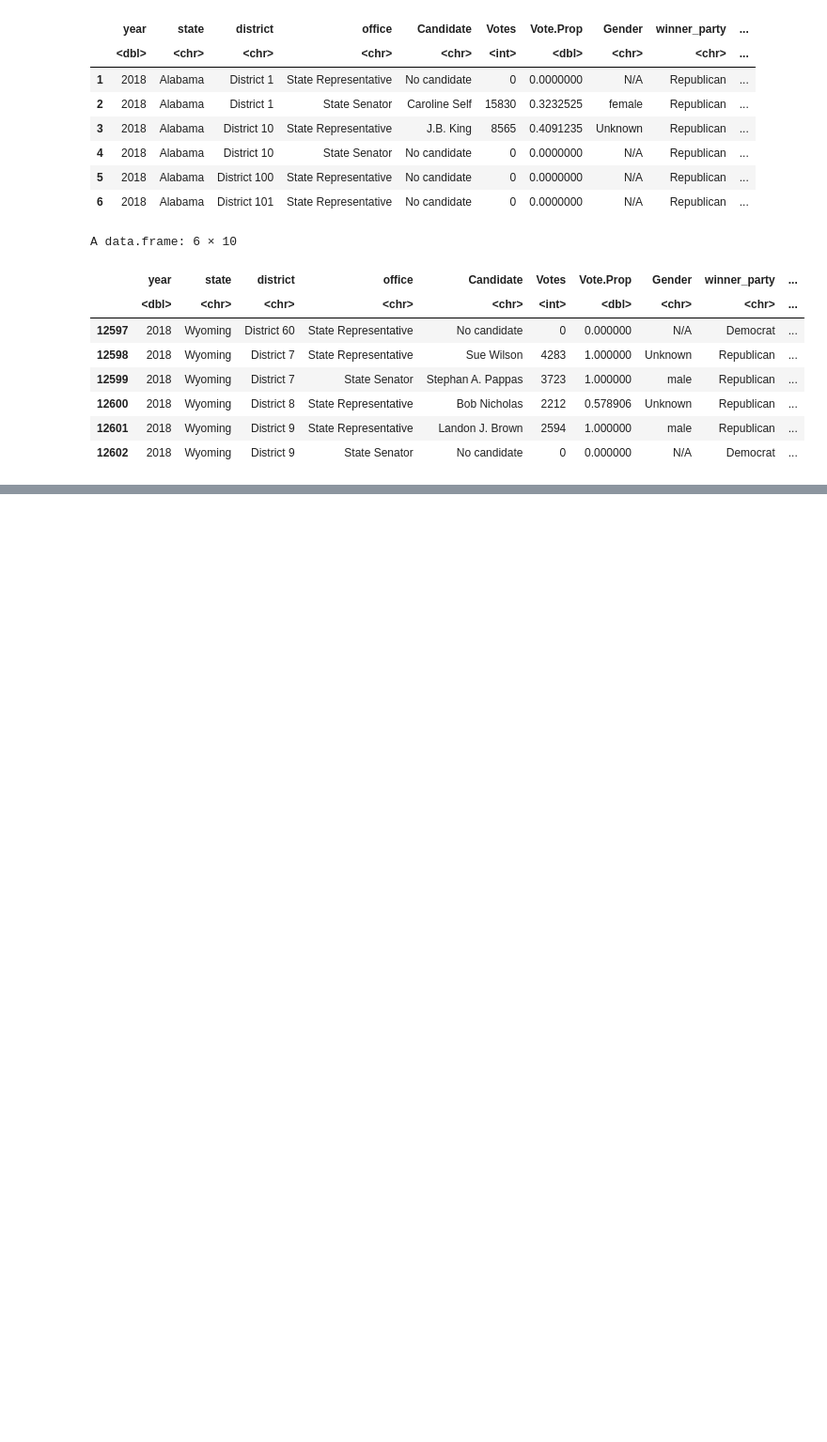
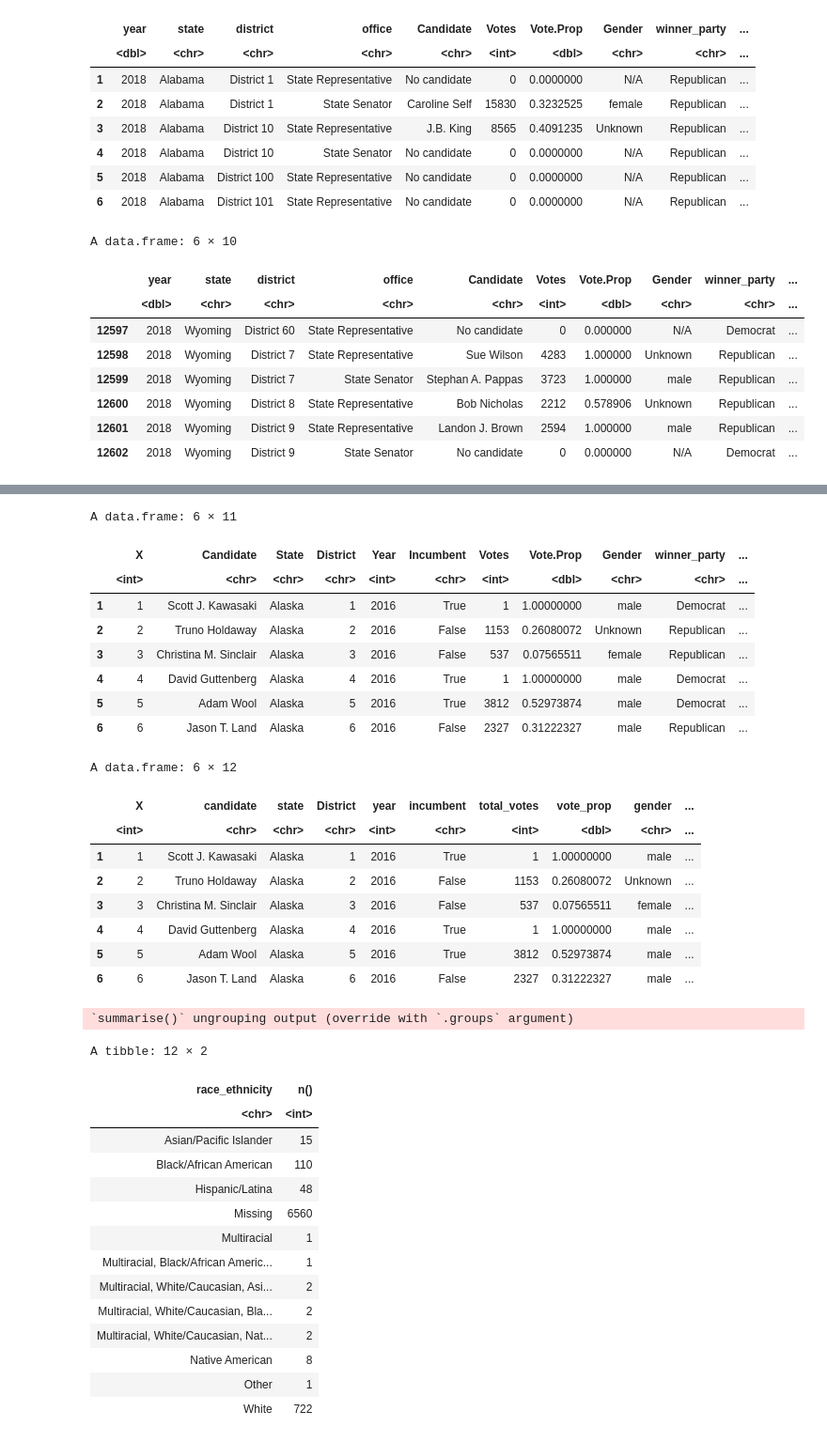
Before and after one commit to michael-bonitati-1117/final_project, a Jupyter notebook: Gender_Code.ipynb, the cells around one changed output, grey strips where cells are left out. Shown at 94% size. Cells and saved outputs as stored; diff of their text form; code cells hidden in the pictures; blank space fills up the shorter version.

```diff
--- a/Gender_Code.ipynb
+++ b/Gender_Code.ipynb
@@ -430,0 +514,64 @@ A data.frame: 6 × 9
+# %%
+## 2016 race join
+
+head(elections_2016_long)
+
+
+new_data_2016 <- elections_2016_long %>%
+    left_join(race_data_2, by = c("Candidate" = "full_name")) %>%
+    left_join(race_data_2, by = c("Candidate" = "alt_name")) %>%
+    mutate(race_ethnicity.x = replace_na(race_ethnicity.x, "Missing"),
+          race_ethnicity.y = replace_na(race_ethnicity.y, "Missing"),
+          race_ethnicity.x = ifelse(race_ethnicity.x == "Missing", race_ethnicity.y, "Missing")) %>%
+    select(-c("full_name", "alt_name", "race_ethnicity.y")) %>%
+    rename(race_ethnicity = race_ethnicity.x,
+           candidate = Candidate,
+           state = State,
+           year = Year,
+           incumbent = Incumbent,
+           total_votes = Votes,
+           vote_prop = Vote.Prop,
+           gender = Gender,
+           candidate_party = Candidate.Party)
+
+
+head(new_data_2016)
+
+new_data_2016 %>%
+    group_by(race_ethnicity) %>%
+    summarize(n())
+# %% [output]
+A data.frame: 6 × 11
+|  | X | Candidate | State | District | Year | Incumbent | Votes | Vote.Prop | Gender | winner_party | ... |
+|  | <int> | <chr> | <chr> | <chr> | <int> | <chr> | <int> | <dbl> | <chr> | <chr> | ... |
+| 1 | 1 | Scott J. Kawasaki | Alaska | 1 | 2016 | True | 1 | 1.00000000 | male | Democrat | ... |
+| 2 | 2 | Truno Holdaway | Alaska | 2 | 2016 | False | 1153 | 0.26080072 | Unknown | Republican | ... |
+| 3 | 3 | Christina M. Sinclair | Alaska | 3 | 2016 | False | 537 | 0.07565511 | female | Republican | ... |
+| 4 | 4 | David Guttenberg | Alaska | 4 | 2016 | True | 1 | 1.00000000 | male | Democrat | ... |
+| 5 | 5 | Adam Wool | Alaska | 5 | 2016 | True | 3812 | 0.52973874 | male | Democrat | ... |
+| 6 | 6 | Jason T. Land | Alaska | 6 | 2016 | False | 2327 | 0.31222327 | male | Republican | ... |
+A data.frame: 6 × 12
+|  | X | candidate | state | District | year | incumbent | total_votes | vote_prop | gender | ... |
+|  | <int> | <chr> | <chr> | <chr> | <int> | <chr> | <int> | <dbl> | <chr> | ... |
+| 1 | 1 | Scott J. Kawasaki | Alaska | 1 | 2016 | True | 1 | 1.00000000 | male | ... |
+| 2 | 2 | Truno Holdaway | Alaska | 2 | 2016 | False | 1153 | 0.26080072 | Unknown | ... |
+| 3 | 3 | Christina M. Sinclair | Alaska | 3 | 2016 | False | 537 | 0.07565511 | female | ... |
+| 4 | 4 | David Guttenberg | Alaska | 4 | 2016 | True | 1 | 1.00000000 | male | ... |
+| 5 | 5 | Adam Wool | Alaska | 5 | 2016 | True | 3812 | 0.52973874 | male | ... |
+| 6 | 6 | Jason T. Land | Alaska | 6 | 2016 | False | 2327 | 0.31222327 | male | ... |
+`summarise()` ungrouping output (override with `.groups` argument)
+A tibble: 12 × 2
+| race_ethnicity | n() |
+| <chr> | <int> |
+| Asian/Pacific Islander | 15 |
+| Black/African American | 110 |
+| Hispanic/Latina | 48 |
+| Missing | 6560 |
+| Multiracial | 1 |
+| Multiracial, Black/African Americ... | 1 |
+| Multiracial, White/Caucasian, Asi... | 2 |
+| Multiracial, White/Caucasian, Bla... | 2 |
+| Multiracial, White/Caucasian, Nat... | 2 |
+| Native American | 8 |
+| Other | 1 |
+| White | 722 |
```
Also changed, not shown: parts of 5 cells of this notebook, 2 other files.
